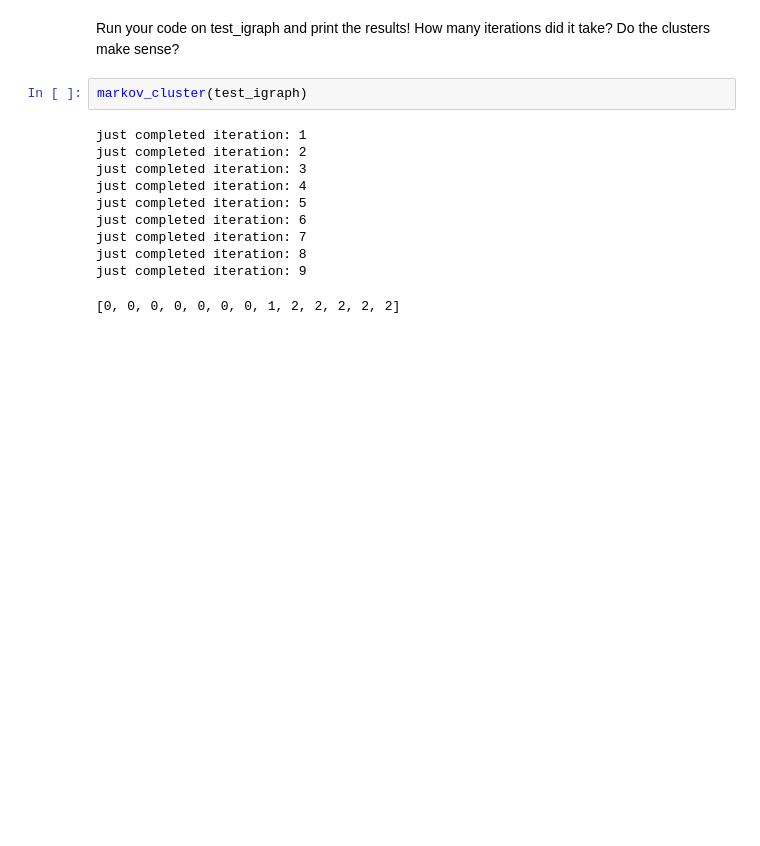
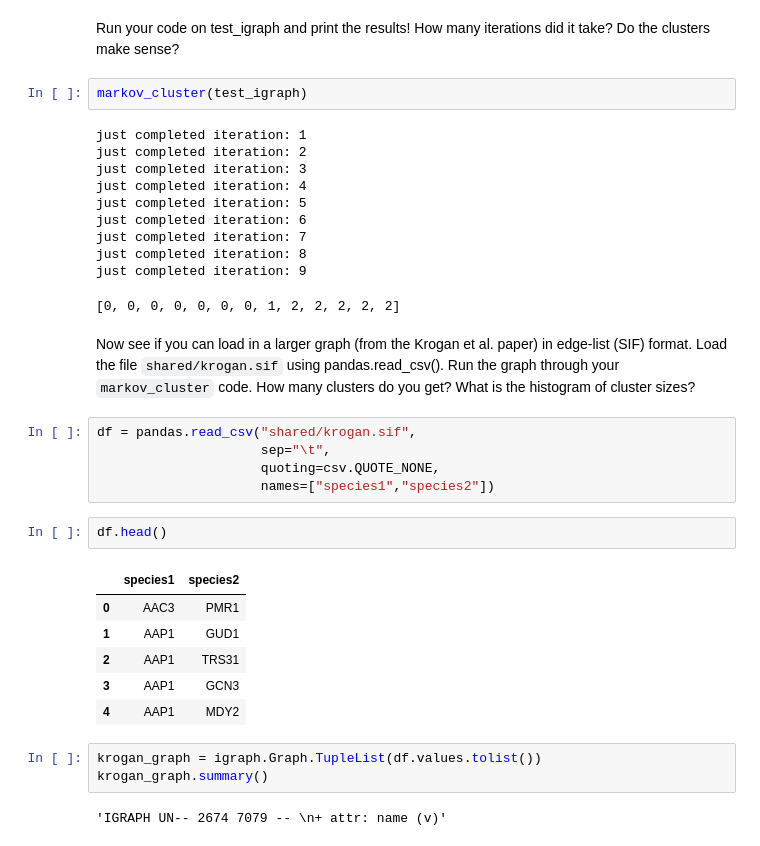
Before and after one commit to ramseylab/csx46, a Jupyter notebook: class18_markovclust_python3.ipynb, the cells around one changed output. Drawn from its saved outputs; the diff is of its cells as text; blank space fills up the shorter version.

```diff
--- a/class18_markovclust_python3.ipynb
+++ b/class18_markovclust_python3.ipynb
@@ -134,3 +135,24 @@ just completed iteration: 7
 just completed iteration: 8
 just completed iteration: 9
 [0, 0, 0, 0, 0, 0, 0, 1, 2, 2, 2, 2, 2]
+# %% [markdown]
+Now see if you can load in a larger graph (from the Krogan et al. paper) in edge-list (SIF) format. Load the file `shared/krogan.sif` using pandas.read_csv(). Run the graph through your `markov_cluster` code. How many clusters do you get? What is the histogram of cluster sizes?
+# %%
+df = pandas.read_csv("shared/krogan.sif",
+                     sep="\t",
+                     quoting=csv.QUOTE_NONE,
+                     names=["species1","species2"])
+# %%
+df.head()
+# %% [output]
+|  | species1 | species2 |
+| 0 | AAC3 | PMR1 |
+| 1 | AAP1 | GUD1 |
+| 2 | AAP1 | TRS31 |
+| 3 | AAP1 | GCN3 |
+| 4 | AAP1 | MDY2 |
+# %%
+krogan_graph = igraph.Graph.TupleList(df.values.tolist())
+krogan_graph.summary()
+# %% [output]
+'IGRAPH UN-- 2674 7079 -- \n+ attr: name (v)'
```
Also changed, not shown: parts of 4 cells of this notebook, 2 other files.
